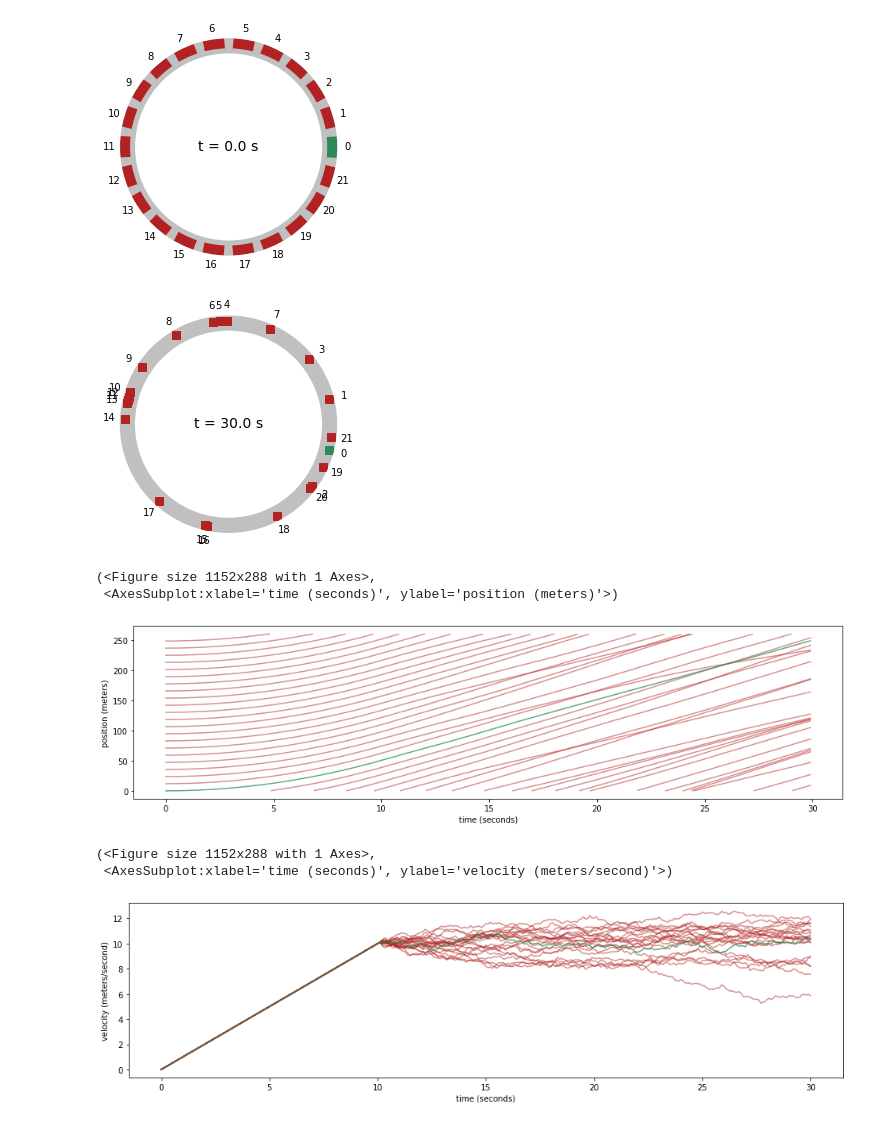
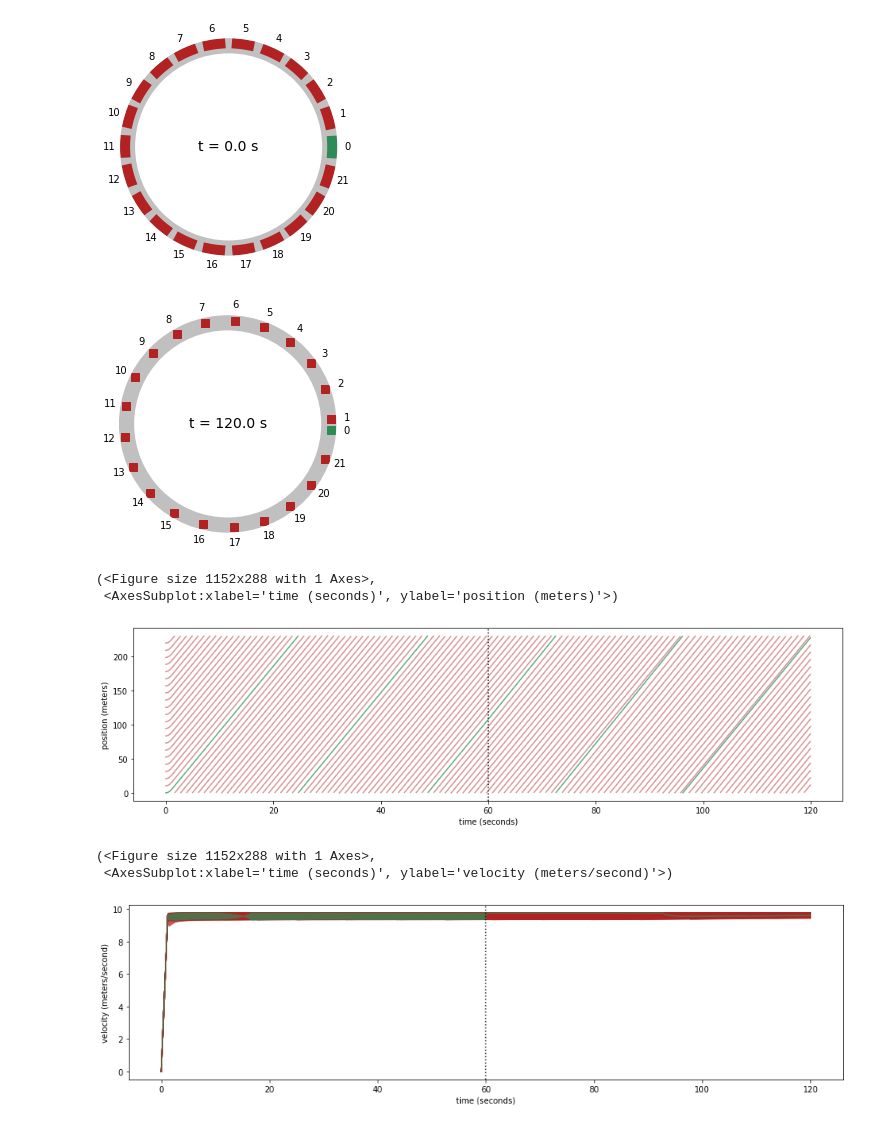
Before and after one commit to chickert/autonomous_vehicles, a Jupyter notebook: test1.ipynb, the cells around one changed output. Saved outputs shown, nothing was run; the diff lists cells and outputs as text; code cells hidden in the pictures.

```diff
--- a/test1.ipynb
+++ b/test1.ipynb
@@ -10,29 +13,36 @@ import matplotlib.pyplot as plt
 %matplotlib inline
 # %%
 from structures import *
+# %%
+env = RingRoad(
+    num_vehicles = 22,
+    ring_length = 230.0,
+    starting_noise = 0.50,
+    temporal_res = 0.1,
+    seed = 286,
+)
+env.run(steps=int(120/env.dt))
 # %%
-env = RingRoad(num_vehicles=22, ring_length=260.0, seed=286)
-env.run(steps=int(30/env.dt))
 fig,ax = env.visualize(step=0, draw_cars_to_scale=True, label_step=True, label_cars=True)
 # fig,ax = env.visualize(step=1, draw_cars_to_scale=False, label_cars=True)
 # fig,ax = env.visualize(step=2, draw_cars_to_scale=False, label_cars=True)
 fig,ax = env.visualize(draw_cars_to_scale=False)  # Defaults to latest state.
 plt.show()
 # %% [output]
 [figure]
-[figure, old version]
+[figure, new version]
 # %%
 env.plot_positions()
 # %% [output]
 (<Figure size 1152x288 with 1 Axes>,
  <AxesSubplot:xlabel='time (seconds)', ylabel='position (meters)'>)
-[figure, old version]
+[figure, new version]
 # %%
 env.plot_velocities()
 # %% [output]
 (<Figure size 1152x288 with 1 Axes>,
  <AxesSubplot:xlabel='time (seconds)', ylabel='velocity (meters/second)'>)
-[figure, old version]
+[figure, new version]
 # %%
 # for step in np.arange(0,100,10):
 #     env.visualize(step=step, draw_cars_to_scale=False, label_cars=True)
```
Also changed, not shown: parts of 1 cell of this notebook.
